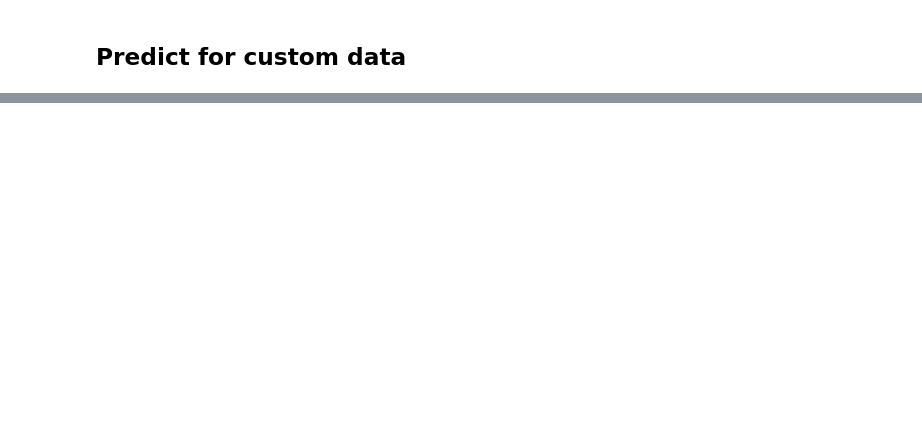
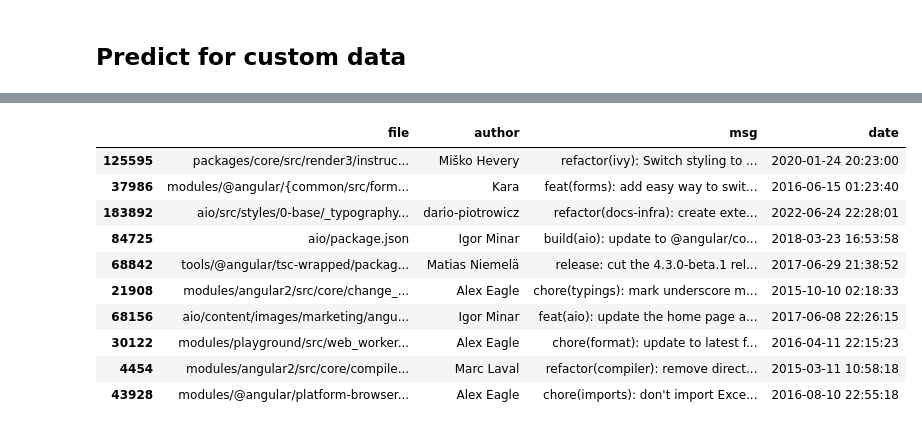
Before and after one commit to siailya/becoder-hack, a Jupyter notebook: catboost_model/becoder.ipynb, the cells around one changed output, grey strips where cells are left out. Cells and saved outputs as stored; diff of their text form; code cells hidden in the pictures; blank space fills up the shorter version.

```diff
--- a/catboost_model/becoder.ipynb
+++ b/catboost_model/becoder.ipynb
@@ -244,0 +237,14 @@ array([0.72520388, 0.81297186, 0.81142785])
+# %%
+test_data.head(10)
+# %% [output]
+|  | file | author | msg | date |
+| 125595 | packages/core/src/render3/instruc... | Miško Hevery | refactor(ivy): Switch styling to ... | 2020-01-24 20:23:00 |
+| 37986 | modules/@angular/{common/src/form... | Kara | feat(forms): add easy way to swit... | 2016-06-15 01:23:40 |
+| 183892 | aio/src/styles/0-base/_typography... | dario-piotrowicz | refactor(docs-infra): create exte... | 2022-06-24 22:28:01 |
+| 84725 | aio/package.json | Igor Minar | build(aio): update to @angular/co... | 2018-03-23 16:53:58 |
+| 68842 | tools/@angular/tsc-wrapped/packag... | Matias Niemelä | release: cut the 4.3.0-beta.1 rel... | 2017-06-29 21:38:52 |
+| 21908 | modules/angular2/src/core/change_... | Alex Eagle | chore(typings): mark underscore m... | 2015-10-10 02:18:33 |
+| 68156 | aio/content/images/marketing/angu... | Igor Minar | feat(aio): update the home page a... | 2017-06-08 22:26:15 |
+| 30122 | modules/playground/src/web_worker... | Alex Eagle | chore(format): update to latest f... | 2016-04-11 22:15:23 |
+| 4454 | modules/angular2/src/core/compile... | Marc Laval | refactor(compiler): remove direct... | 2015-03-11 10:58:18 |
+| 43928 | modules/@angular/platform-browser... | Alex Eagle | chore(imports): don't import Exce... | 2016-08-10 22:55:18 |
```
Also changed, not shown: parts of 10 cells of this notebook.
